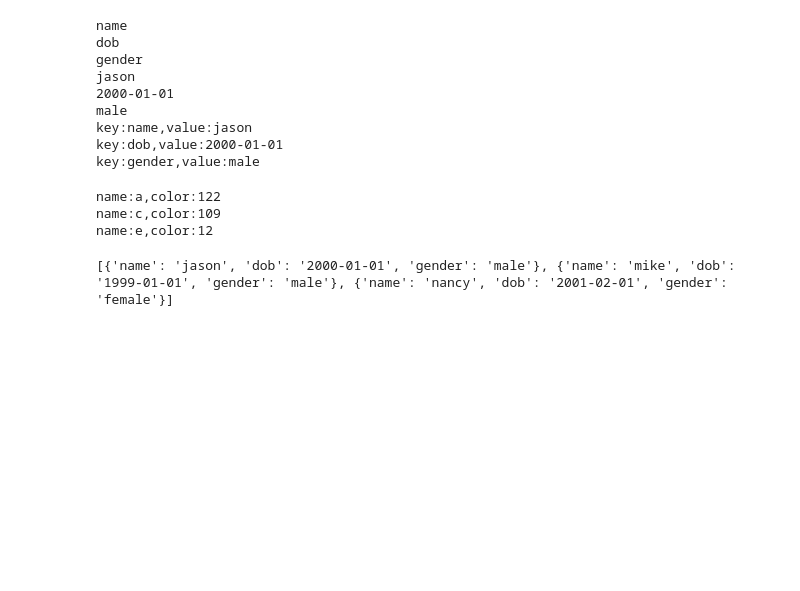
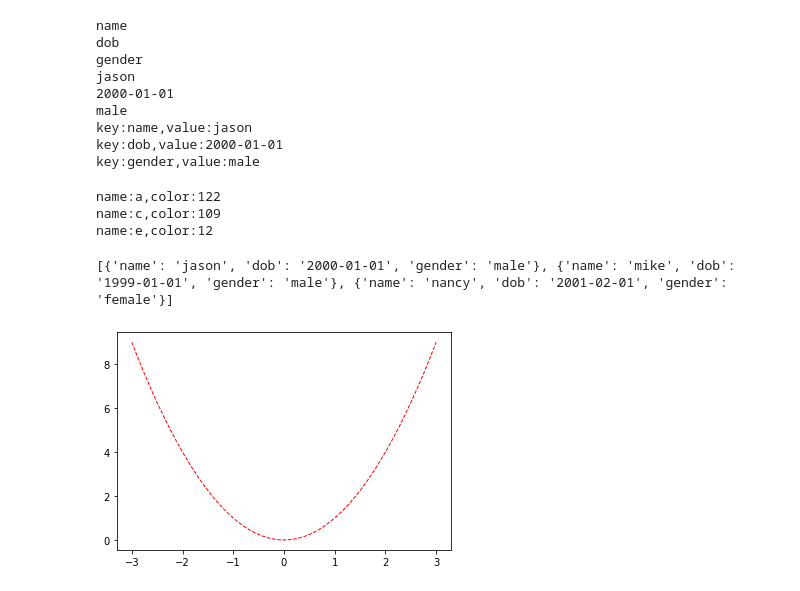
Before and after one commit to gjingbaby/myCode, a Jupyter notebook: jupyter_space.ipynb, the cells around one changed output. Drawn from its saved outputs; the diff is of its cells as text; code cells hidden in the pictures; blank space fills up the shorter version.

```diff
--- a/jupyter_space.ipynb
+++ b/jupyter_space.ipynb
@@ -256,3 +256,15 @@ for y in values:
 print(l)
 # %% [output]
 [{'name': 'jason', 'dob': '2000-01-01', 'gender': 'male'}, {'name': 'mike', 'dob': '1999-01-01', 'gender': 'male'}, {'name': 'nancy', 'dob': '2001-02-01', 'gender': 'female'}]
+# %%
+import matplotlib.pyplot as plt
+import numpy as np
+
+x = np.linspace(-3,3,50)
+y = x**2
+
+plt.figure()
+plt.plot(x,y,color = 'red',linewidth = 1.0,linestyle = '--')
+plt.show()
+# %% [output]
+[figure, added]
```
Also changed, not shown: parts of 9 cells of this notebook.
